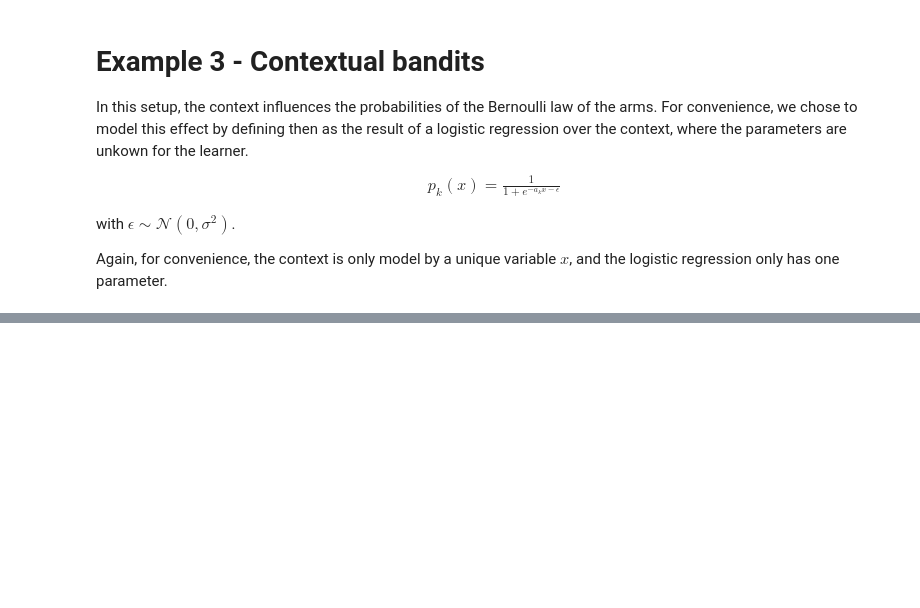
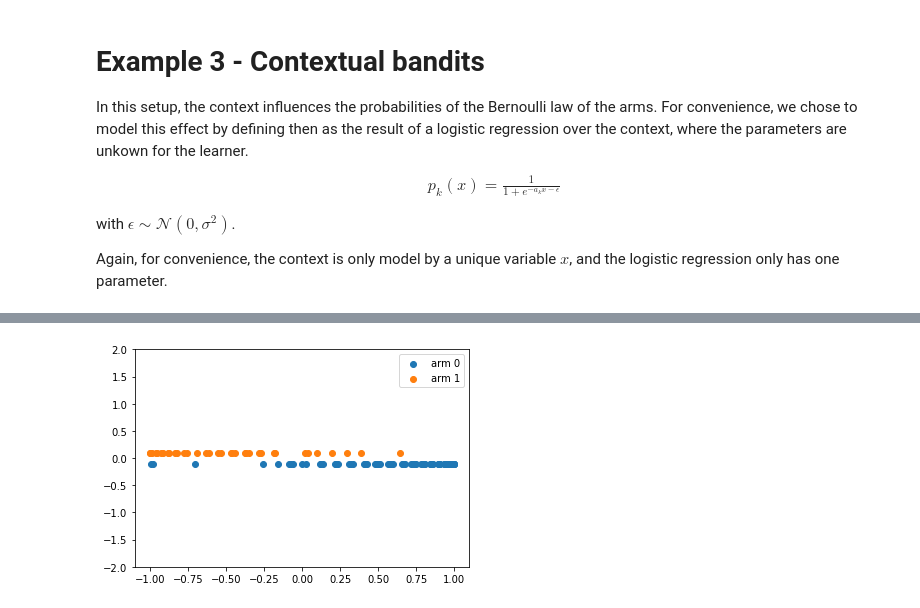
Before and after one commit to alaignelet/bandits, a Jupyter notebook: MAB_presentation.ipynb, the cells around one changed output, grey strips where cells are left out. Cells and saved outputs as stored; diff of their text form; code cells hidden in the pictures; blank space fills up the shorter version.

```diff
--- a/MAB_presentation.ipynb
+++ b/MAB_presentation.ipynb
@@ -323,6 +323,13 @@ for experience in range(experiences):
 data = pd.DataFrame(cbandit.policy.history)
 data0 = data[data['k'] == 0]
 data1 = data[data['k'] == 1]
+# %%
+plt.scatter(data0['x'], np.zeros_like(data0['x']) -.1, label='arm 0')
+plt.scatter(data1['x'], np.zeros_like(data1['x']) + .1, label='arm 1')
+plt.ylim(-2, 2)
+plt.legend();
+# %% [output]
+[figure, added]
 # %%
 plt.plot(data['x'], color='black', label='context x')
 plt.scatter(data0.index, data0['k'], label='arm 0')
```
Also changed, not shown: parts of 5 cells of this notebook.
